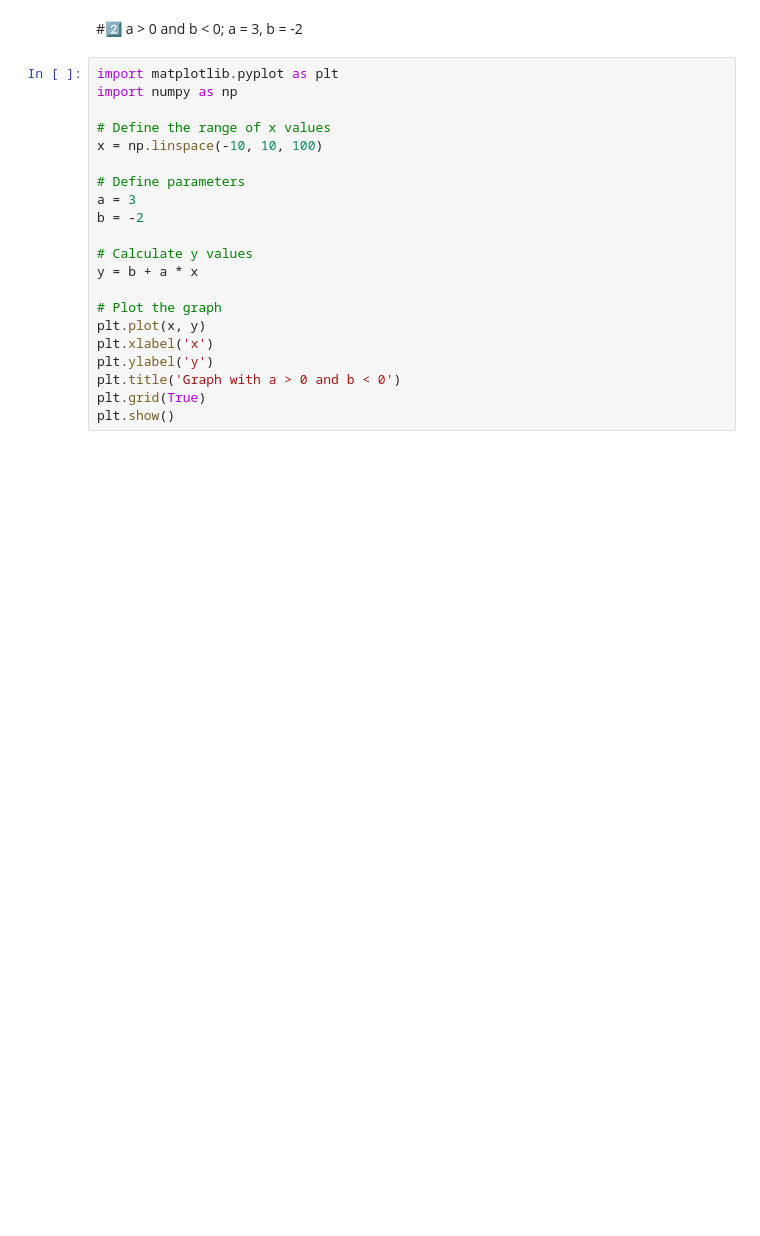
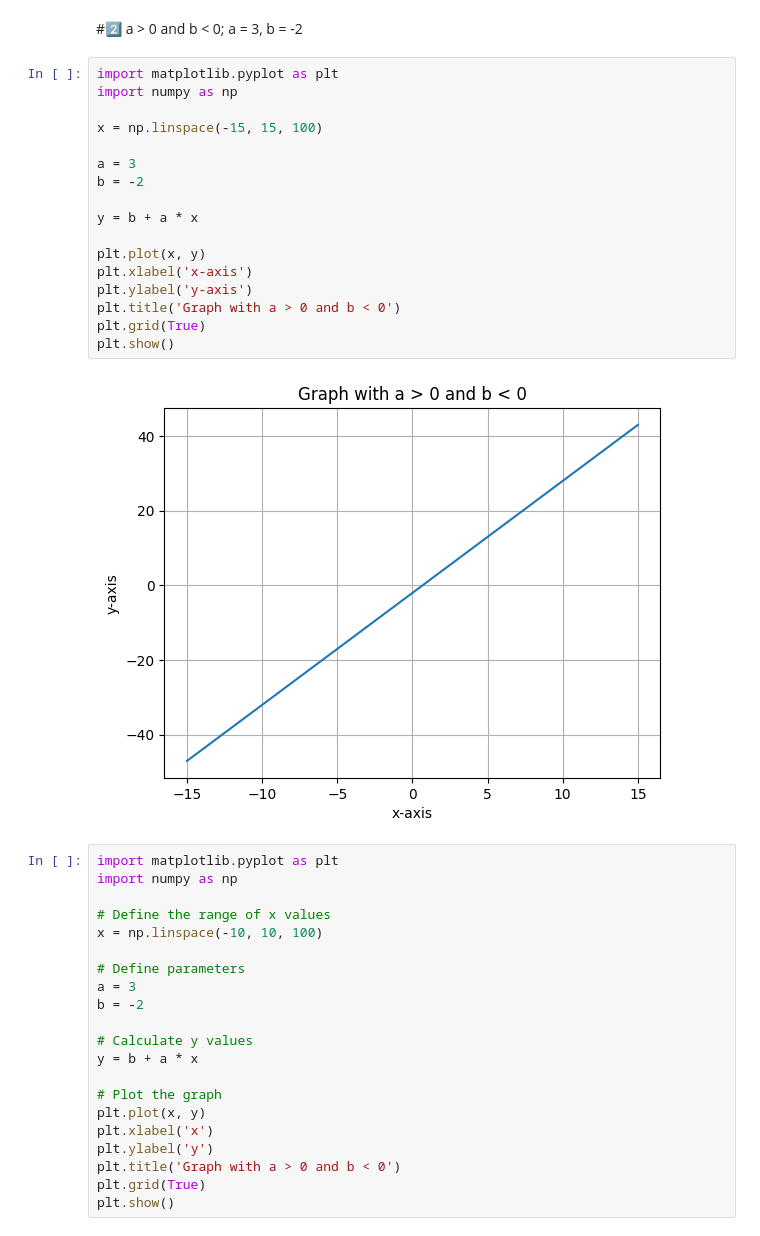
Before and after one commit to adorable827/Data_Analysis, a Jupyter notebook: 9_LinearEquation.ipynb, the cells around one changed output. Saved outputs shown, nothing was run; the diff lists cells and outputs as text; blank space fills up the shorter version.

```diff
--- a/9_LinearEquation.ipynb
+++ b/9_LinearEquation.ipynb
@@ -53,6 +73,25 @@ plt.show()
 [figure]
 # %% [markdown]
 #2️⃣ a > 0 and b < 0; a = 3, b = -2
+# %%
+import matplotlib.pyplot as plt
+import numpy as np
+
+x = np.linspace(-15, 15, 100)
+
+a = 3
+b = -2
+
+y = b + a * x
+
+plt.plot(x, y)
+plt.xlabel('x-axis')
+plt.ylabel('y-axis')
+plt.title('Graph with a > 0 and b < 0')
+plt.grid(True)
+plt.show()
+# %% [output]
+[figure, added]
 # %%
 import matplotlib.pyplot as plt
 import numpy as np
```
Also changed, not shown: parts of 5 cells of this notebook.
